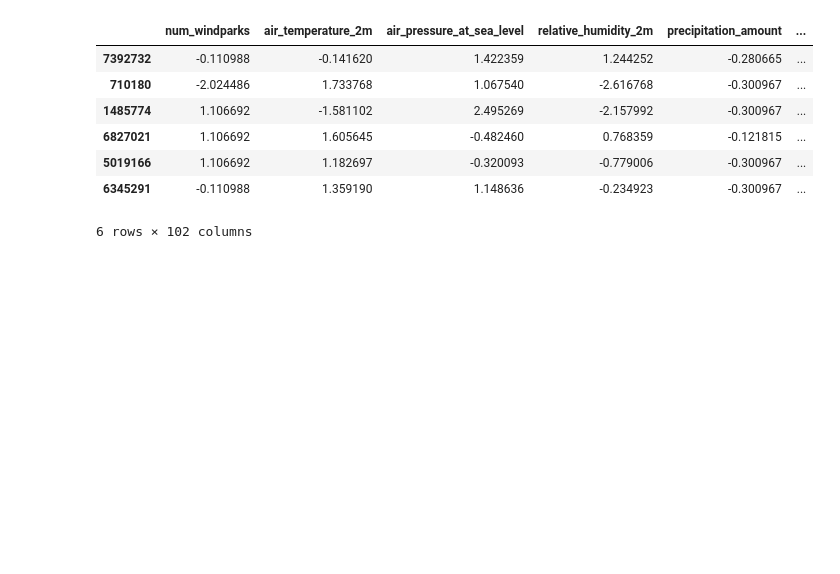
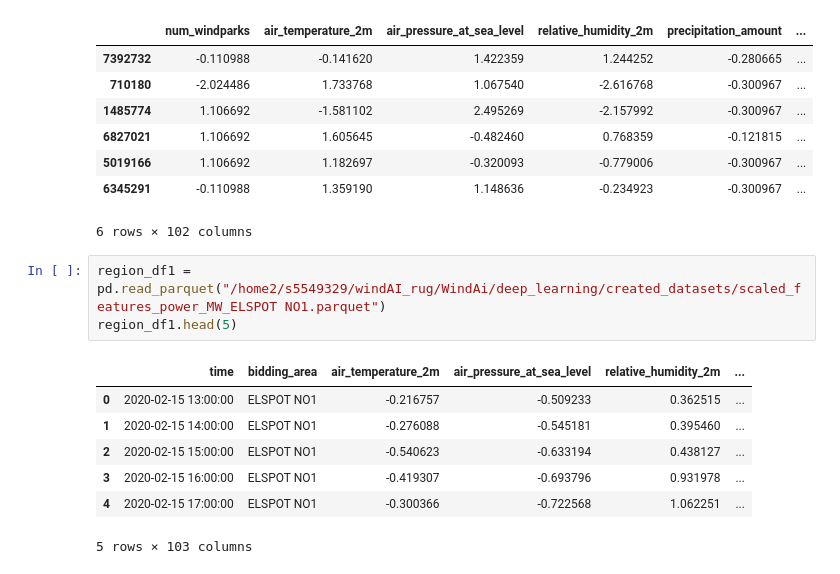
Before and after one commit to Bogdan121849/Wind_AI, a Jupyter notebook: WindAi/data_exploration_notebooks/deep_learning_region.ipynb, the cells around one changed output. Cells and saved outputs as stored; diff of their text form; blank space fills up the shorter version.

```diff
--- a/WindAi/data_exploration_notebooks/deep_learning_region.ipynb
+++ b/WindAi/data_exploration_notebooks/deep_learning_region.ipynb
@@ -131,3 +132,14 @@ region_sample_scaled.head(6)
 | 5019166 | 1.106692 | 1.182697 | -0.320093 | -0.779006 | -0.300967 | ... |
 | 6345291 | -0.110988 | 1.359190 | 1.148636 | -0.234923 | -0.300967 | ... |
 6 rows × 102 columns
+# %%
+region_df1 = pd.read_parquet("/home2/s5549329/windAI_rug/WindAi/deep_learning/created_datasets/scaled_features_power_MW_ELSPOT NO1.parquet")
+region_df1.head(5)
+# %% [output]
+|  | time | bidding_area | air_temperature_2m | air_pressure_at_sea_level | relative_humidity_2m | ... |
+| 0 | 2020-02-15 13:00:00 | ELSPOT NO1 | -0.216757 | -0.509233 | 0.362515 | ... |
+| 1 | 2020-02-15 14:00:00 | ELSPOT NO1 | -0.276088 | -0.545181 | 0.395460 | ... |
+| 2 | 2020-02-15 15:00:00 | ELSPOT NO1 | -0.540623 | -0.633194 | 0.438127 | ... |
+| 3 | 2020-02-15 16:00:00 | ELSPOT NO1 | -0.419307 | -0.693796 | 0.931978 | ... |
+| 4 | 2020-02-15 17:00:00 | ELSPOT NO1 | -0.300366 | -0.722568 | 1.062251 | ... |
+5 rows × 103 columns
```
Also changed, not shown: parts of 4 cells of this notebook, 6 other files.
